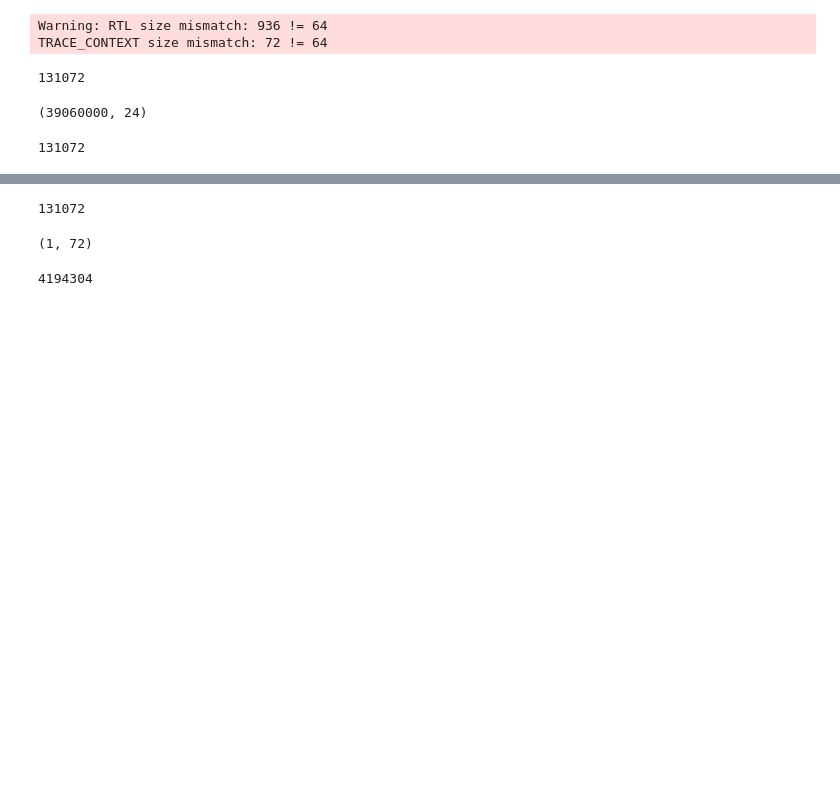
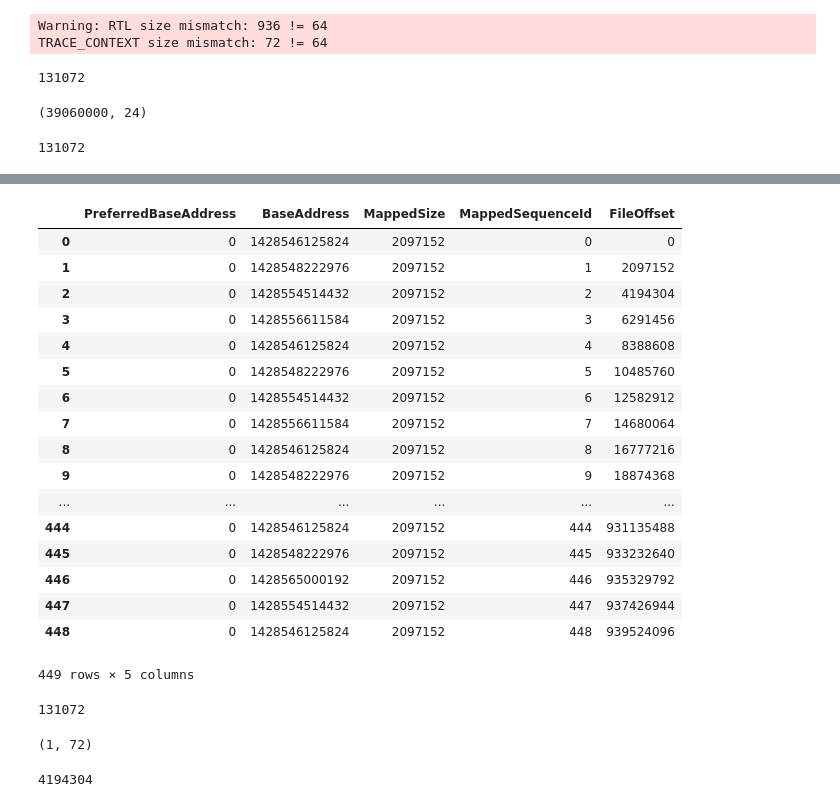
Before and after one commit to tpn/tracer, a Jupyter notebook: Notebooks/Test Tracer (Python 2.7)-Copy1.ipynb, the cells around one changed output, grey strips where cells are left out. Drawn from its saved outputs; the diff is of its cells as text; code cells hidden in the pictures; blank space fills up the shorter version.

```diff
--- a/Notebooks/Test Tracer (Python 2.7)-Copy1.ipynb
+++ b/Notebooks/Test Tracer (Python 2.7)-Copy1.ipynb
@@ -88,0 +97,10 @@ struct.unpack('Qq', events_address[:16])
+# %%
+address_dtype = np.dtype([
+    ('PreferredBaseAddress', np.uint64),
+    ('BaseAddress', np.uint64),
+    ('MappedSize', np.uint64),
+    ('MappedSequenceId', np.uint64),
+    ('FileOffset', np.uint64),
+])
+# %%
+a = np.fromstring(events_address[:40*3000], dtype=address_dtype)
@@ -89,3 +109,28 @@ struct.unpack('Qq', events_address[:16])
+# %%
+df = pd.DataFrame(a)
+# %%
+df = df[df['BaseAddress'] != 0]
+# %%
+df
+# %% [output]
+|  | PreferredBaseAddress | BaseAddress | MappedSize | MappedSequenceId | FileOffset |
+| 0 | 0 | 1428546125824 | 2097152 | 0 | 0 |
+| 1 | 0 | 1428548222976 | 2097152 | 1 | 2097152 |
+| 2 | 0 | 1428554514432 | 2097152 | 2 | 4194304 |
+| 3 | 0 | 1428556611584 | 2097152 | 3 | 6291456 |
+| 4 | 0 | 1428546125824 | 2097152 | 4 | 8388608 |
+| 5 | 0 | 1428548222976 | 2097152 | 5 | 10485760 |
+| 6 | 0 | 1428554514432 | 2097152 | 6 | 12582912 |
+| 7 | 0 | 1428556611584 | 2097152 | 7 | 14680064 |
+| 8 | 0 | 1428546125824 | 2097152 | 8 | 16777216 |
+| 9 | 0 | 1428548222976 | 2097152 | 9 | 18874368 |
+| ... | ... | ... | ... | ... | ... |
+| 444 | 0 | 1428546125824 | 2097152 | 444 | 931135488 |
+| 445 | 0 | 1428548222976 | 2097152 | 445 | 933232640 |
+| 446 | 0 | 1428565000192 | 2097152 | 446 | 935329792 |
+| 447 | 0 | 1428554514432 | 2097152 | 447 | 937426944 |
+| 448 | 0 | 1428546125824 | 2097152 | 448 | 939524096 |
+449 rows × 5 columns
 # %%
 with open(trace_functions_dat_metadata_path, 'rb') as f:
     functions_metadata = f.read()
```
Also changed, not shown: parts of 7 cells of this notebook, 16 other files.
